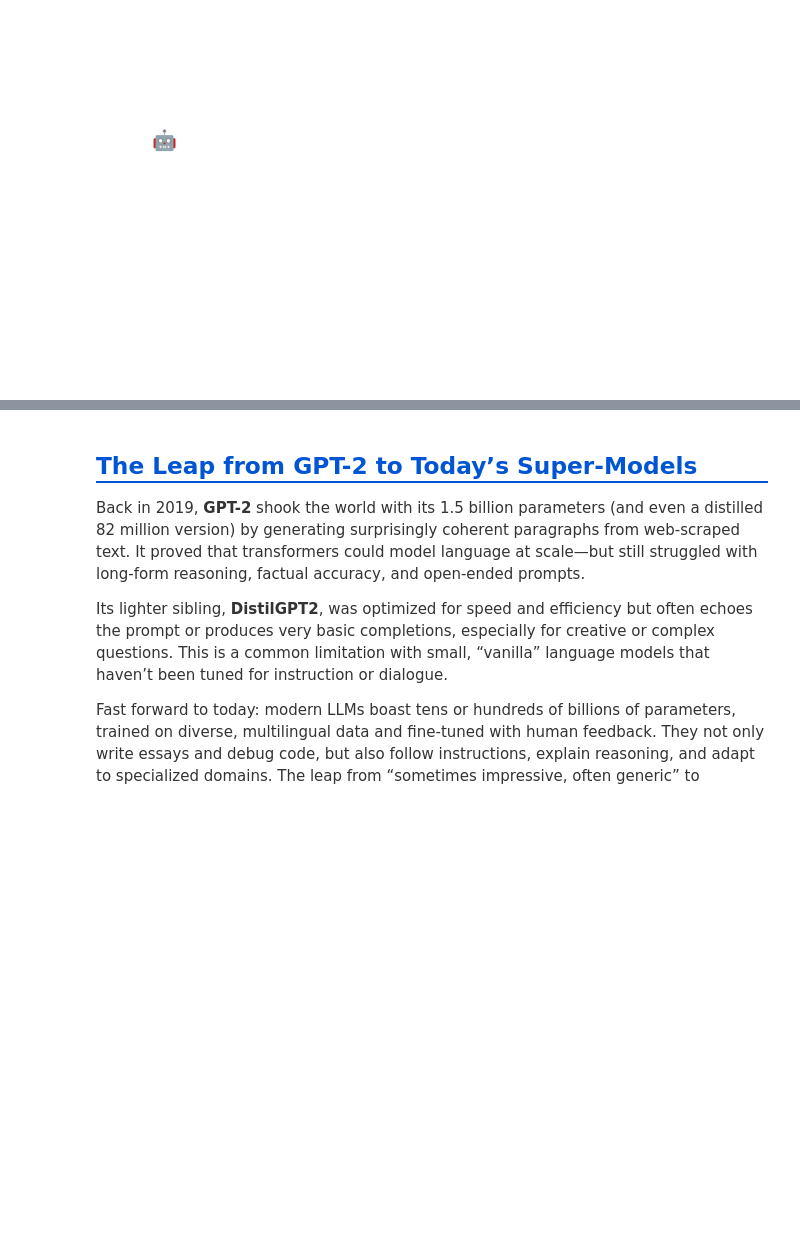
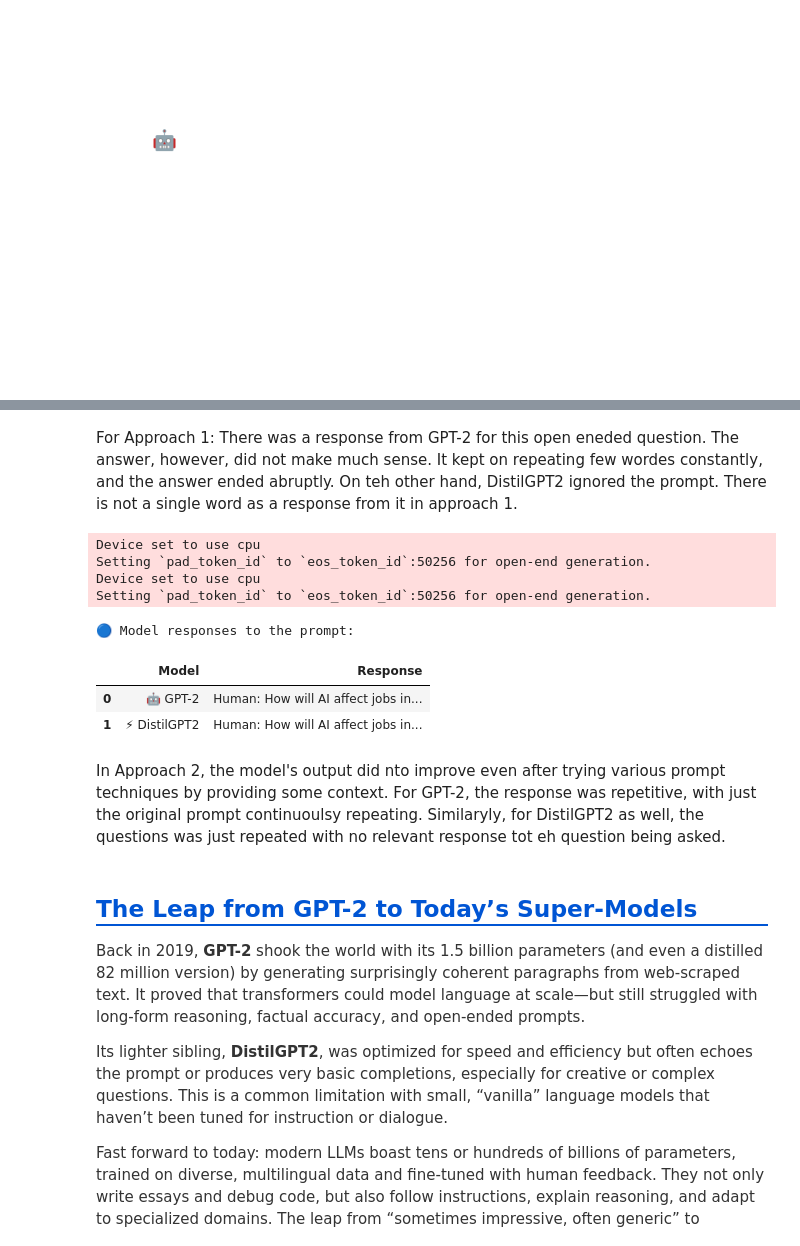
Before and after one commit to sayaleepande/GenAI, a Jupyter notebook: M5_Lab1_LangChain_LLMs.ipynb, the cells around one changed output, grey strips where cells are left out. Cells and saved outputs as stored; diff of their text form; code cells hidden in the pictures; blank space fills up the shorter version.

```diff
--- a/M5_Lab1_LangChain_LLMs.ipynb
+++ b/M5_Lab1_LangChain_LLMs.ipynb
@@ -707,3 +752,43 @@ display(df_response)
+# %% [markdown]
+For Approach 1: There was a response from GPT-2 for this open eneded question. The answer, however, did not make much sense. It kept on repeating few wordes constantly, and the answer ended abruptly.
+On teh other hand, DistilGPT2 ignored the prompt. There is not a single word as a response from it in approach 1.
+# %%
+# Approach 2: Open ended question - How will AI affect jobs in the future? Provide answer in 2 sentences, and specify the industries that will be most impacted by AI
+
+import pandas as pd  # For tabular output
+
+model_ids = [
+    ("🤖 GPT-2", "gpt2"),
+    ("⚡ DistilGPT2", "distilgpt2"),
+]
+
+prompt = "How will AI affect jobs in the future? Provide an answer in 2 sentences, and specify the industries that will be most impacted by AI"
+
+responses = []
+
+for model_name, model_id in model_ids:
+    # 'pipeline' builds a ready-to-use text-generation model from Hugging Face with a single command
+    hf_pipe = pipeline("text-generation", model=model_id, max_new_tokens=250)
+    llm = HuggingFacePipeline(pipeline=hf_pipe)
+    response = llm.invoke([HumanMessage(content=prompt)])
+    responses.append({"Model": model_name, "Response": response.strip()})
+
+# Save and display the DataFrame of responses
+df_response = pd.DataFrame(responses)
+print("🔵 Model responses to the prompt:")
+#pd.set_option('display.max_colwidth', None)
+display(df_response)
+# %% [output]
+Device set to use cpu
+Setting `pad_token_id` to `eos_token_id`:50256 for open-end generation.
+Device set to use cpu
+Setting `pad_token_id` to `eos_token_id`:50256 for open-end generation.
+🔵 Model responses to the prompt:
+|  | Model | Response |
+| 0 | 🤖 GPT-2 | Human: How will AI affect jobs in... |
+| 1 | ⚡ DistilGPT2 | Human: How will AI affect jobs in... |
+# %% [markdown]
+In Approach 2, the model's output did nto improve even after trying various prompt techniques by providing some context. For GPT-2, the response was repetitive, with just the original prompt continuoulsy repeating. Similaryly, for DistilGPT2 as well, the questions was just repeated with no relevant response tot eh question being asked.
 # %% [markdown]
 <div style="font-family: Arial, sans-serif; max-width: 600px; margin: 0 auto; line-height: 1.6; color: #333;">
   <h2 style="color: #0055d4; border-bottom: 2px solid #0055d4; padding-bottom: 8px;">
```
Also changed, not shown: parts of 2 cells of this notebook.
